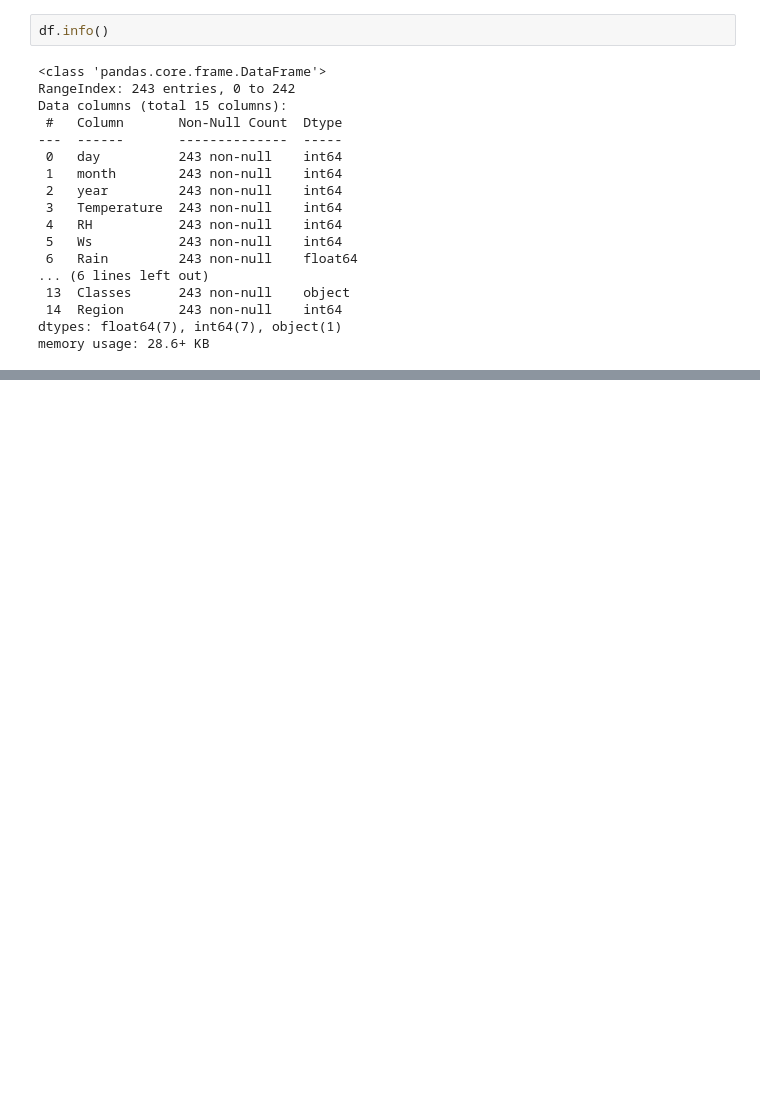
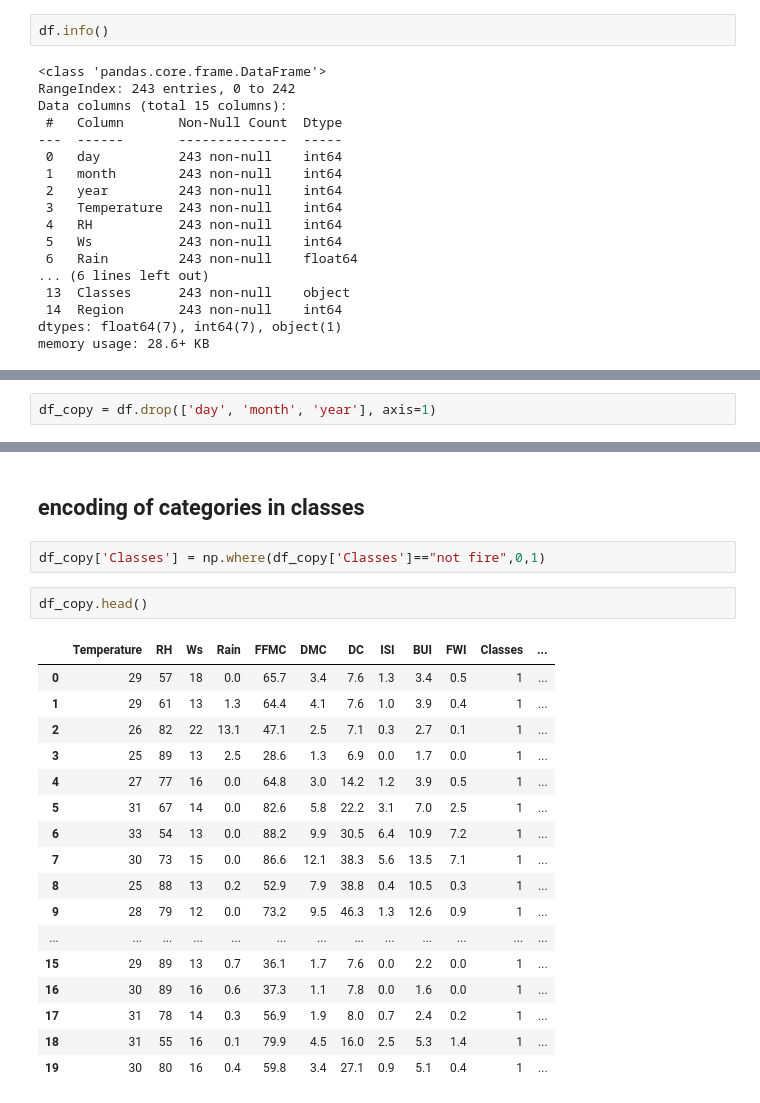
Before and after one commit to Vaibhav2024/ML_Model_Implementation, a Jupyter notebook: 4.Ridge_Lasso_ElasticNet/ridge_lasso_regression.ipynb, the cells around one changed output, grey strips where cells are left out. Saved outputs shown, nothing was run; the diff lists cells and outputs as text; blank space fills up the shorter version.

Commit message:
feature engineering on cleaned forest fire dataset

```diff
--- a/4.Ridge_Lasso_ElasticNet/ridge_lasso_regression.ipynb
+++ b/4.Ridge_Lasso_ElasticNet/ridge_lasso_regression.ipynb
@@ -298,0 +309,2 @@ df.describe()
+# %%
+df_copy = df.drop(['day', 'month', 'year'], axis=1)
@@ -298,0 +320,24 @@ df.describe()
+# %% [markdown]
+## encoding of categories in classes
+# %%
+df_copy['Classes'] = np.where(df_copy['Classes']=="not fire",0,1)
+# %%
+df_copy.head()
+# %% [output]
+|  | Temperature | RH | Ws | Rain | FFMC | DMC | DC | ISI | BUI | FWI | Classes | ... |
+| 0 | 29 | 57 | 18 | 0.0 | 65.7 | 3.4 | 7.6 | 1.3 | 3.4 | 0.5 | 1 | ... |
+| 1 | 29 | 61 | 13 | 1.3 | 64.4 | 4.1 | 7.6 | 1.0 | 3.9 | 0.4 | 1 | ... |
+| 2 | 26 | 82 | 22 | 13.1 | 47.1 | 2.5 | 7.1 | 0.3 | 2.7 | 0.1 | 1 | ... |
+| 3 | 25 | 89 | 13 | 2.5 | 28.6 | 1.3 | 6.9 | 0.0 | 1.7 | 0.0 | 1 | ... |
+| 4 | 27 | 77 | 16 | 0.0 | 64.8 | 3.0 | 14.2 | 1.2 | 3.9 | 0.5 | 1 | ... |
+| 5 | 31 | 67 | 14 | 0.0 | 82.6 | 5.8 | 22.2 | 3.1 | 7.0 | 2.5 | 1 | ... |
+| 6 | 33 | 54 | 13 | 0.0 | 88.2 | 9.9 | 30.5 | 6.4 | 10.9 | 7.2 | 1 | ... |
+| 7 | 30 | 73 | 15 | 0.0 | 86.6 | 12.1 | 38.3 | 5.6 | 13.5 | 7.1 | 1 | ... |
+| 8 | 25 | 88 | 13 | 0.2 | 52.9 | 7.9 | 38.8 | 0.4 | 10.5 | 0.3 | 1 | ... |
+| 9 | 28 | 79 | 12 | 0.0 | 73.2 | 9.5 | 46.3 | 1.3 | 12.6 | 0.9 | 1 | ... |
+| ... | ... | ... | ... | ... | ... | ... | ... | ... | ... | ... | ... | ... |
+| 15 | 29 | 89 | 13 | 0.7 | 36.1 | 1.7 | 7.6 | 0.0 | 2.2 | 0.0 | 1 | ... |
+| 16 | 30 | 89 | 16 | 0.6 | 37.3 | 1.1 | 7.8 | 0.0 | 1.6 | 0.0 | 1 | ... |
+| 17 | 31 | 78 | 14 | 0.3 | 56.9 | 1.9 | 8.0 | 0.7 | 2.4 | 0.2 | 1 | ... |
+| 18 | 31 | 55 | 16 | 0.1 | 79.9 | 4.5 | 16.0 | 2.5 | 5.3 | 1.4 | 1 | ... |
+| 19 | 30 | 80 | 16 | 0.4 | 59.8 | 3.4 | 27.1 | 0.9 | 5.1 | 0.4 | 1 | ... |
```
Also changed, not shown: parts of 6 cells of this notebook, 1 other file.
